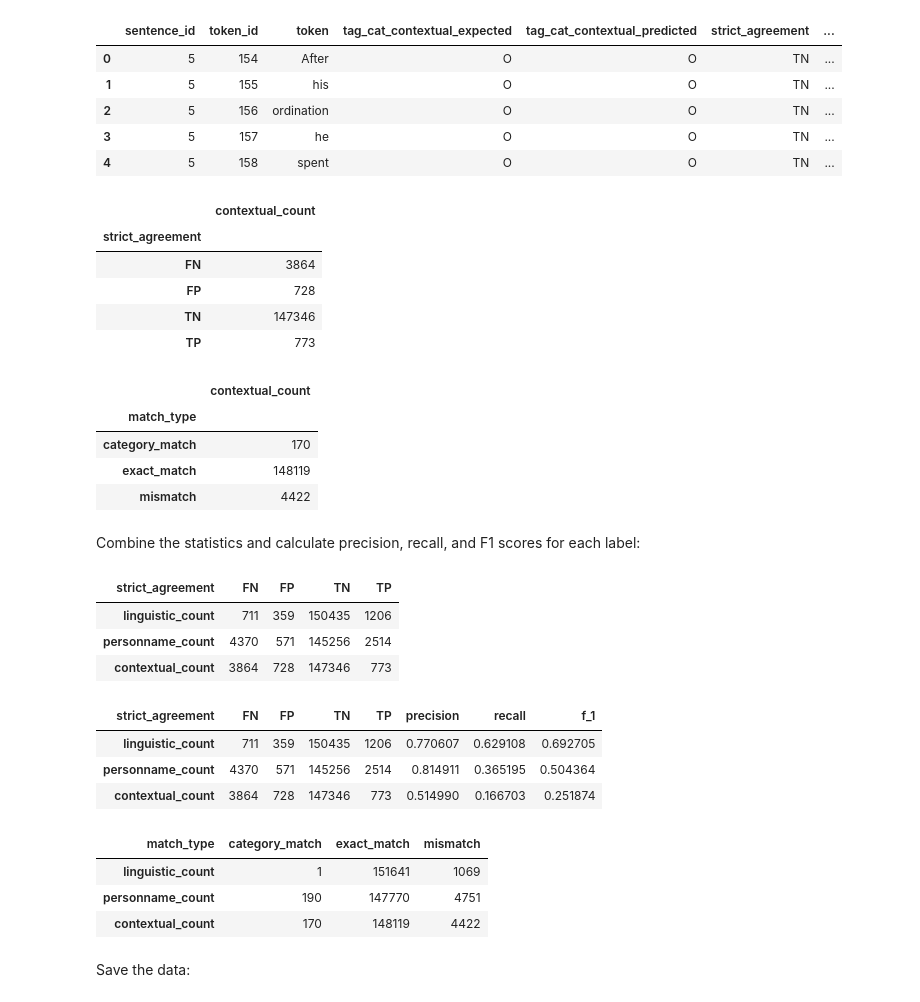
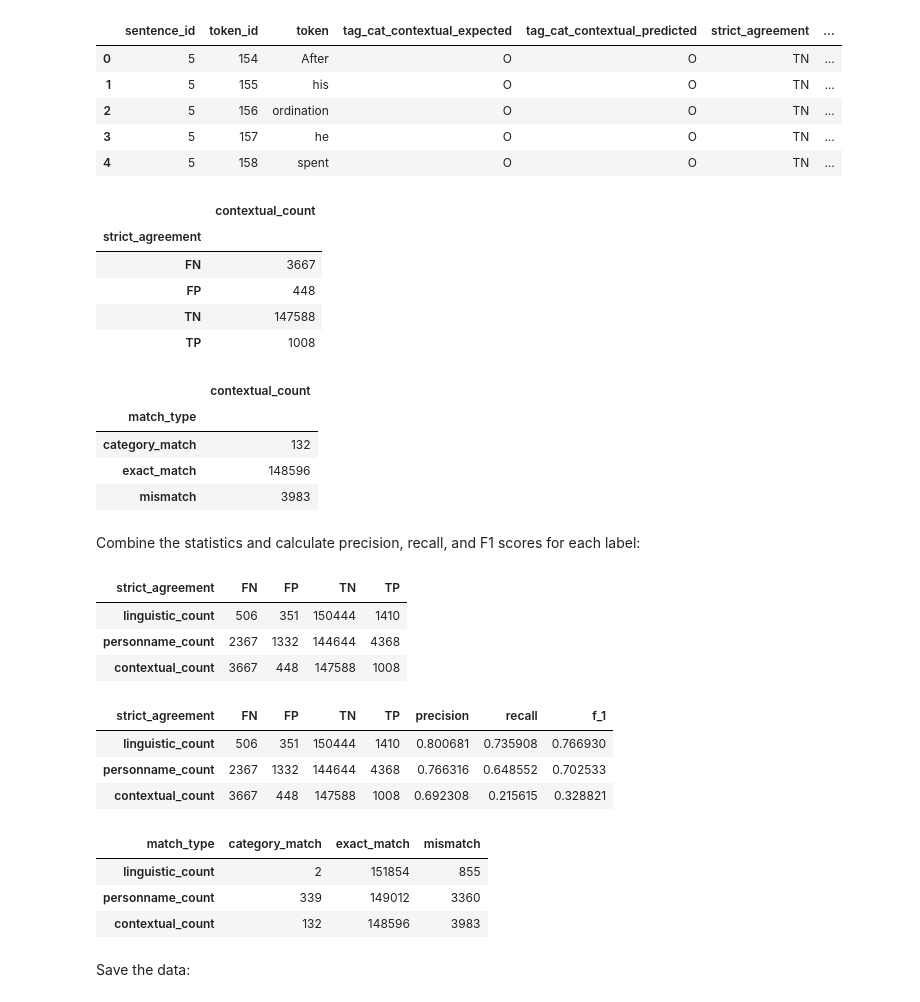
Before and after one commit to thegoose20/gender-bias, a Jupyter notebook: token_classification/SequenceClassifiers_CategoriesGlove.ipynb, the cells around one changed output. Saved outputs shown, nothing was run; the diff lists cells and outputs as text; code cells hidden in the pictures.

Commit message:
Ran and saved outputs for CRF models with POS and GloVe or custom fastText embeddings

```diff
--- a/token_classification/SequenceClassifiers_CategoriesGlove.ipynb
+++ b/token_classification/SequenceClassifiers_CategoriesGlove.ipynb
@@ -203,7 +203,8 @@ dev_sentences_cont = utils.zipFeaturesAndTarget(df_dev_grouped, "tag_cat_context
 Get GloVe word embeddings (which were trained on English Wikipedia entries) for the vocabulary of the dataset (the unique tokens in the training set):
 # %%
 dimensions = ["50", "100", "200", "300"]
-d = dimensions[1]  # same as dimensonality of custom fastText embeddings
+d = dimensions[0]
+# dimensonality of custom fastText embeddings = 100
 # %%
 glove = utils.getGloveEmbeddings(d)
 # print(glove["the"])
@@ -610,5 +551,7 @@ df_dev_exploded.to_csv(config.tokc_path+"model_output/categoryTags_crfL2sgd_POS-
 # %% [markdown]
 Strictly evaluate the **Linguistic** tags:
+# %%
+df_dev_exploded = df_dev_exploded.reset_index()
 # %%
 category = "linguistic"
 tags = ["B-Linguistic", "I-Linguistic"]
@@ -703,10 +646,10 @@ subdf_pred_cont_stats
 # %% [output]
 |  | contextual_count |
 | strict_agreement |  |
-| FN | 3864 |
-| FP | 728 |
-| TN | 147346 |
-| TP | 773 |
+| FN | 3667 |
+| FP | 448 |
+| TN | 147588 |
+| TP | 1008 |
 # %%
 subdf_pred_cont_stats2 = subdf_pred_cont.groupby("match_type").count()
 subdf_pred_cont_stats2 = subdf_pred_cont_stats2[["token_id"]]
@@ -715,45 +658,43 @@ subdf_pred_cont_stats2
 # %% [output]
 |  | contextual_count |
 | match_type |  |
-| category_match | 170 |
-| exact_match | 148119 |
-| mismatch | 4422 |
+| category_match | 132 |
+| exact_match | 148596 |
+| mismatch | 3983 |
 # %% [markdown]
 Combine the statistics and calculate precision, recall, and F1 scores for each label:
 # %%
-# subdf_pred_ling_stats.T
 subdf_pred_stats = pd.concat([subdf_pred_ling_stats.T, subdf_pred_pers_stats.T, subdf_pred_cont_stats.T])
 subdf_pred_stats
 # %% [output]
 | strict_agreement | FN | FP | TN | TP |
-| linguistic_count | 711 | 359 | 150435 | 1206 |
-| personname_count | 4370 | 571 | 145256 | 2514 |
-| contextual_count | 3864 | 728 | 147346 | 773 |
+| linguistic_count | 506 | 351 | 150444 | 1410 |
+| personname_count | 2367 | 1332 | 144644 | 4368 |
+| contextual_count | 3667 | 448 | 147588 | 1008 |
 # %%
-subdf_pred_stats = subdf_pred_stats.drop(columns=["precision", "recall", "f_1"])
 lprec, lrec, lf = utils.precisionRecallF1(subdf_pred_stats.TP.values[0], subdf_pred_stats.FP.values[0], subdf_pred_stats.FN.values[0])
 pprec, prec, pf = utils.precisionRecallF1(subdf_pred_stats.TP.values[1], subdf_pred_stats.FP.values[1], subdf_pred_stats.FN.values[1])
 cprec, crec, cf = utils.precisionRecallF1(subdf_pred_stats.TP.values[2], subdf_pred_stats.FP.values[2], subdf_pred_stats.FN.values[2])
 precision = [lprec, pprec, cprec]
 recall = [lrec, prec, crec]
 f_1 = [lf, pf, cf]
 subdf_pred_stats.insert(len(list(subdf_pred_stats.columns)), "precision", precision)
 subdf_pred_stats.insert(len(list(subdf_pred_stats.columns)), "recall", recall)
 subdf_pred_stats.insert(len(list(subdf_pred_stats.columns)), "f_1", f_1)
 subdf_pred_stats
 # %% [output]
 | strict_agreement | FN | FP | TN | TP | precision | recall | f_1 |
-| linguistic_count | 711 | 359 | 150435 | 1206 | 0.770607 | 0.629108 | 0.692705 |
-| personname_count | 4370 | 571 | 145256 | 2514 | 0.814911 | 0.365195 | 0.504364 |
-| contextual_count | 3864 | 728 | 147346 | 773 | 0.514990 | 0.166703 | 0.251874 |
+| linguistic_count | 506 | 351 | 150444 | 1410 | 0.800681 | 0.735908 | 0.766930 |
+| personname_count | 2367 | 1332 | 144644 | 4368 | 0.766316 | 0.648552 | 0.702533 |
+| contextual_count | 3667 | 448 | 147588 | 1008 | 0.692308 | 0.215615 | 0.328821 |
 # %%
 subdf_pred_stats2 = pd.concat([subdf_pred_ling_stats2.T, subdf_pred_pers_stats2.T, subdf_pred_cont_stats2.T])
 subdf_pred_stats2
 # %% [output]
 | match_type | category_match | exact_match | mismatch |
-| linguistic_count | 1 | 151641 | 1069 |
-| personname_count | 190 | 147770 | 4751 |
-| contextual_count | 170 | 148119 | 4422 |
+| linguistic_count | 2 | 151854 | 855 |
+| personname_count | 339 | 149012 | 3360 |
+| contextual_count | 132 | 148596 | 3983 |
 # %% [markdown]
 Save the data:
 # %%
```
Also changed, not shown: parts of 31 cells of this notebook, 2 other files.
